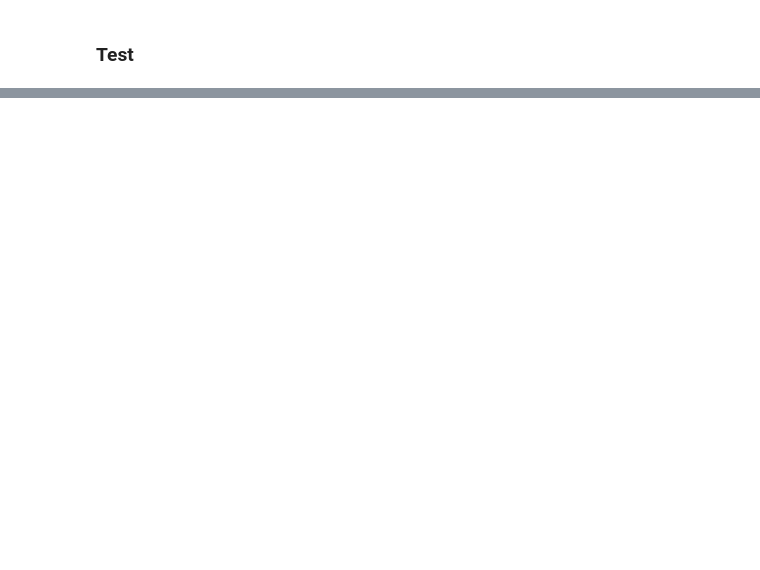
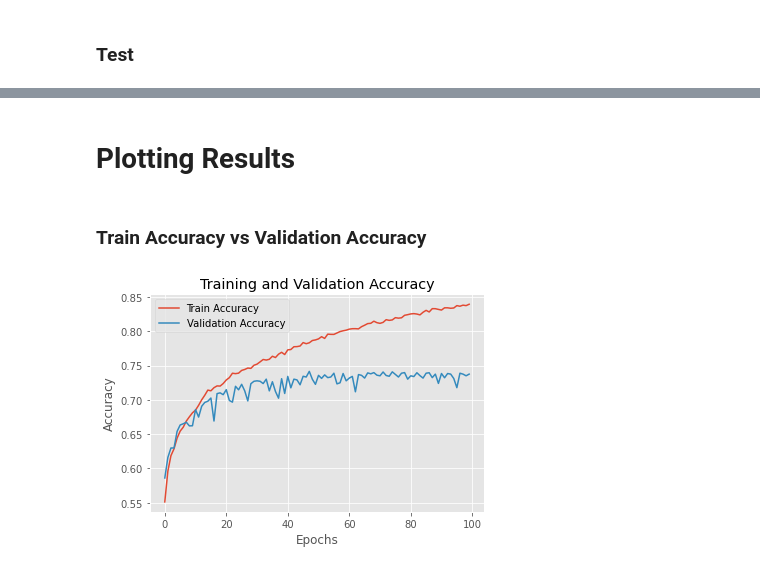
Before and after one commit to Plux1/Deep-Learning, a Jupyter notebook: Computer Vision/shallowNet II.ipynb, the cells around one changed output, grey strips where cells are left out. Saved outputs shown, nothing was run; the diff lists cells and outputs as text; code cells hidden in the pictures; blank space fills up the shorter version.

Commit message:
Train a shallowNet on Cat_Dog dataset

```diff
--- a/Computer Vision/shallowNet II.ipynb
+++ b/Computer Vision/shallowNet II.ipynb
@@ -12,7 +18,7 @@ Using TensorFlow backend.
 # Loading Images
 # %%
 # Global
-Base_dir = 'C:/Users/Tajr/Desktop/Data/RadonPlus/RadonTechnology/Dev/Deep Learning/Datasets/CatDog/'
+Base_dir = 'C:/Users/Tajr/Desktop/Data/RadonPlus/RadonTechnology/Dev/Deep Learning/Datasets/CatDog/Data/'
 lb = LabelBinarizer()
 # %% [markdown]
 ### Helpers
@@ -232,0 +323,5 @@ Test data shape:  (1, 32, 32, 3)
+# %%
+# Compile
+sgd = SGD(lr=0.005)
+model.compile(optimizer=sgd, loss='binary_crossentropy', metrics=['acc'])
+history = model.fit(train_data, train_labels, epochs=100, batch_size=32, validation_data=(validation_data, validation_labels))
@@ -232,0 +346,30 @@ Test data shape:  (1, 32, 32, 3)
+# %% [markdown]
+# Plotting Results
+# %%
+# Dictionary
+history_dict = history.history
+history_dict.keys()
+
+# Data
+epochs = np.arange(0, 100)
+
+accuracy = history_dict['acc']
+validation_accuracy = history_dict['val_acc']
+
+loss = history_dict['loss']
+validation_loss = history_dict['val_loss']
+
+# Graph
+plt.style.use('ggplot')
+# %% [markdown]
+### Train Accuracy vs Validation Accuracy
+# %%
+plt.plot(epochs, accuracy, label='Train Accuracy')
+plt.plot(epochs, validation_accuracy, label='Validation Accuracy')
+plt.xlabel('Epochs')
+plt.ylabel('Accuracy')
+plt.title('Training and Validation Accuracy')
+plt.legend()
+plt.show()
+# %% [output]
+[figure, added]
```
Also changed, not shown: parts of 15 cells of this notebook.
